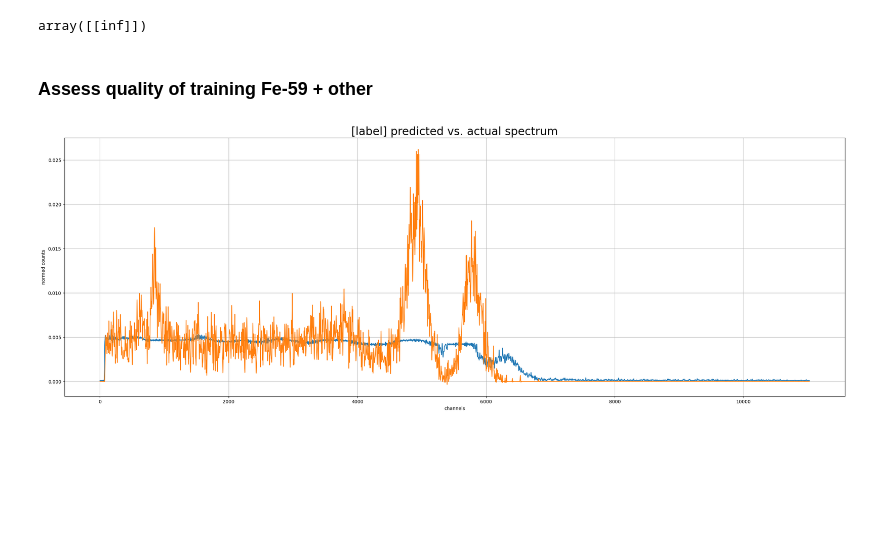
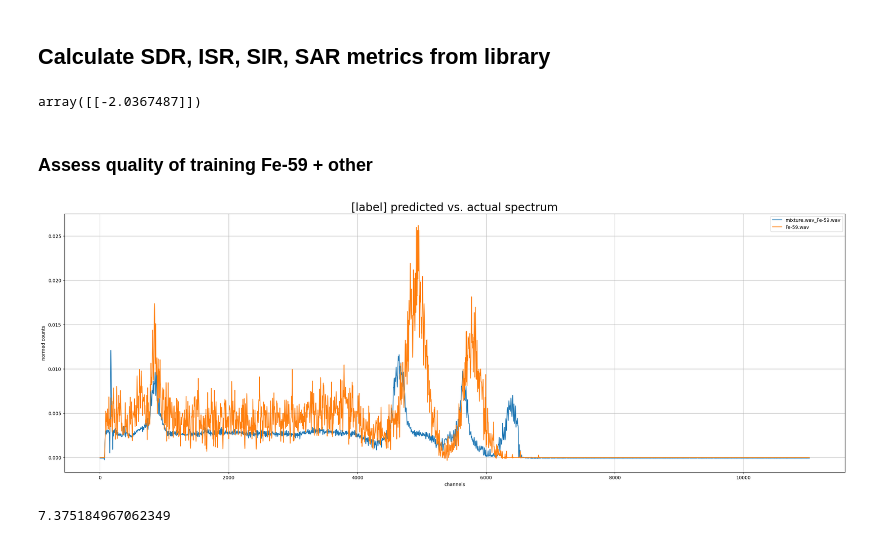
Before and after one commit to arbuz001/Wave-U-Net-Pytorch, a Jupyter notebook: audio_metrics.ipynb, the cells around one changed output. Cells and saved outputs as stored; diff of their text form; code cells hidden in the pictures; blank space fills up the shorter version.

Commit message:
adding SDR metrics plots on test dataset

```diff
--- a/audio_metrics.ipynb
+++ b/audio_metrics.ipynb
@@ -23,3 +23,5 @@ import matplotlib.pyplot as plt
+# %% [markdown]
+## Calculate SDR, ISR, SIR, SAR metrics from library
 # %%
 label = "mixture.wav_Fe-59.wav"
 file_name = f"{str(env['INPUT'])}mixture-23/{label}"
@@ -33,23 +35,29 @@ pred_sources = data
 # %%
-SDR, ISR, SIR, SAR, _ = museval.metrics.bss_eval(target_sources, target_sources)
+SDR, ISR, SIR, SAR, _ = museval.metrics.bss_eval(target_sources, estimated_sources)
 SDR
 # %% [output]
-array([[inf]])
+array([[-2.0367487]])
 # %% [markdown]
 ### Assess quality of training Fe-59 + other
 # %%
 labels = ["mixture.wav_Fe-59.wav", "Fe-59.wav"]
 
 fig, (ax) = plt.subplots(nrows=1, figsize=(30, 10))
 for label in labels:
     file_name = f"{str(env['INPUT'])}mixture-23/{label}"
     data, samplerate = sf.read(file_name)
-    ax.plot(data)
+    ax.plot(data, label=f"{label}")
 
 ax.set_title(f"[label] predicted vs. actual spectrum", size =24)
 ax.set_xlabel('channels')
 ax.set_ylabel('normed counts')
 ax.grid(True)
+ax.legend()
 plt.show()
 # %% [output]
-[figure, old version]
+[figure, new version]
+# %%
+SDR,_,_,_,_, = museval.metrics.bss_eval(reference, estimate)
+SDR[0][0]
+# %% [output]
+7.375184967062349
```
Also changed, not shown: parts of 6 cells of this notebook.
